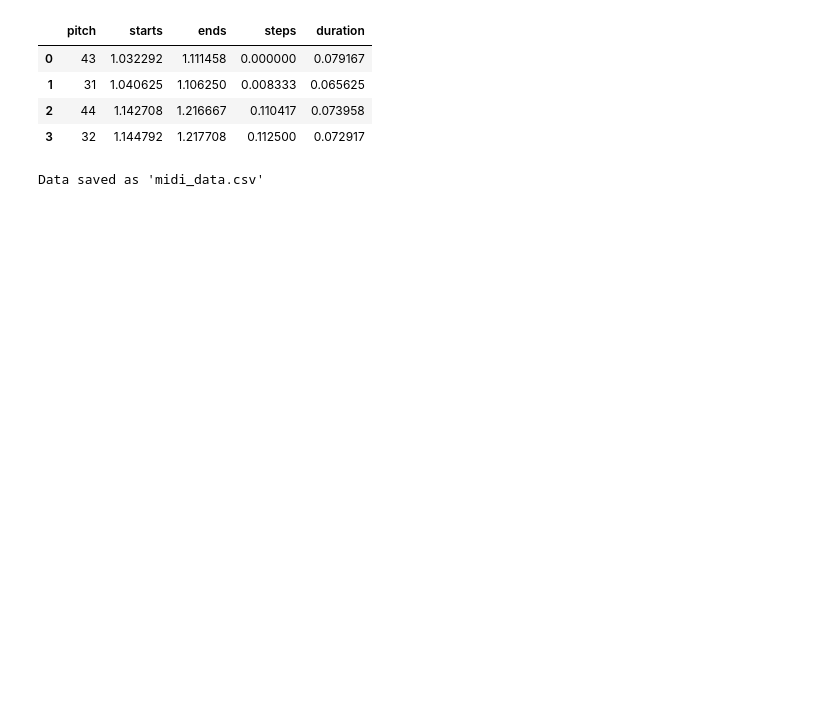
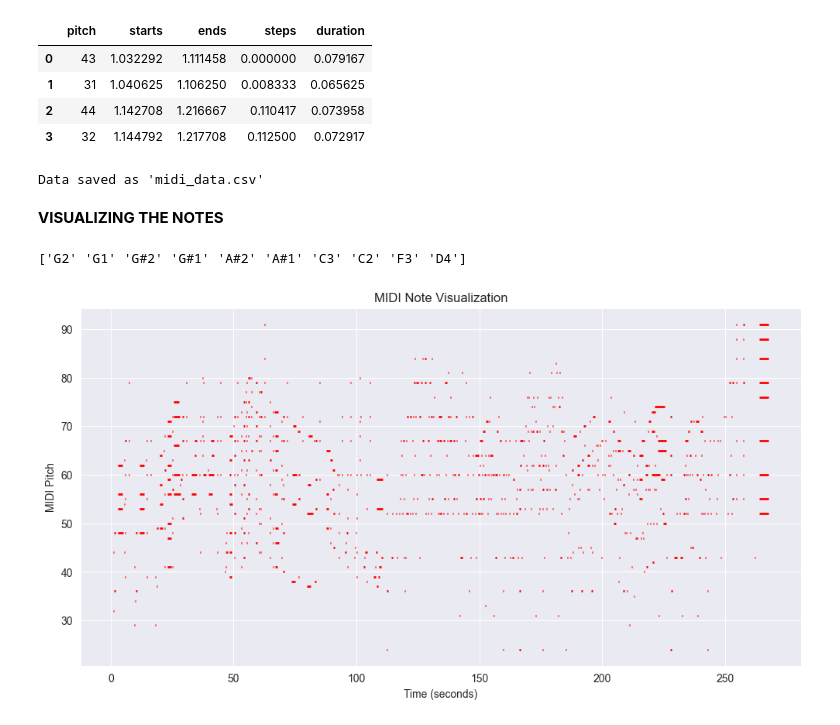
Before and after one commit to Ash2809/Music-Generation, a Jupyter notebook: music_generation.ipynb, the cells around one changed output. Drawn from its saved outputs; the diff is of its cells as text; code cells hidden in the pictures; blank space fills up the shorter version.

Commit message:
MIDI Notes visualization completed

```diff
--- a/music_generation.ipynb
+++ b/music_generation.ipynb
@@ -118,3 +118,33 @@ data.to_csv('midi_data.csv', index=False)
 print("Data saved as 'midi_data.csv'")
 # %% [output]
 Data saved as 'midi_data.csv'
+# %% [markdown]
+**VISUALIZING THE NOTES**
+# %%
+get_note_names = np.vectorize(pretty_midi.note_number_to_name)
+sample_note_name = get_note_names(data['pitch'])
+print(sample_note_name[:10])
+# %% [output]
+['G2' 'G1' 'G#2' 'G#1' 'A#2' 'A#1' 'C3' 'C2' 'F3' 'D4']
+# %%
+def plot_notes(notes):
+    plot_pitch = np.stack([notes['pitch'], notes['pitch']], axis = 0)
+    plot_start_stop = np.stack([notes['starts'], notes['ends']], axis = 0)
+    sns.set_style("darkgrid")
+# %%
+def plot_notes(notes):
+    plt.figure(figsize=(12, 6))
+    sns.set_style('darkgrid')
+    for i in range(len(notes)):
+        plt.hlines(y=notes['pitch'][i], xmin=notes['starts'][i], xmax=notes['ends'][i],
+                   colors='red', lw=2)
+
+    plt.xlabel('Time (seconds)')
+    plt.ylabel('MIDI Pitch')
+    plt.title('MIDI Note Visualization')
+    plt.grid(True)
+    plt.show()
+
+plot_notes(data)
+# %% [output]
+[figure, added]
```
Also changed, not shown: parts of 1 cell of this notebook.
